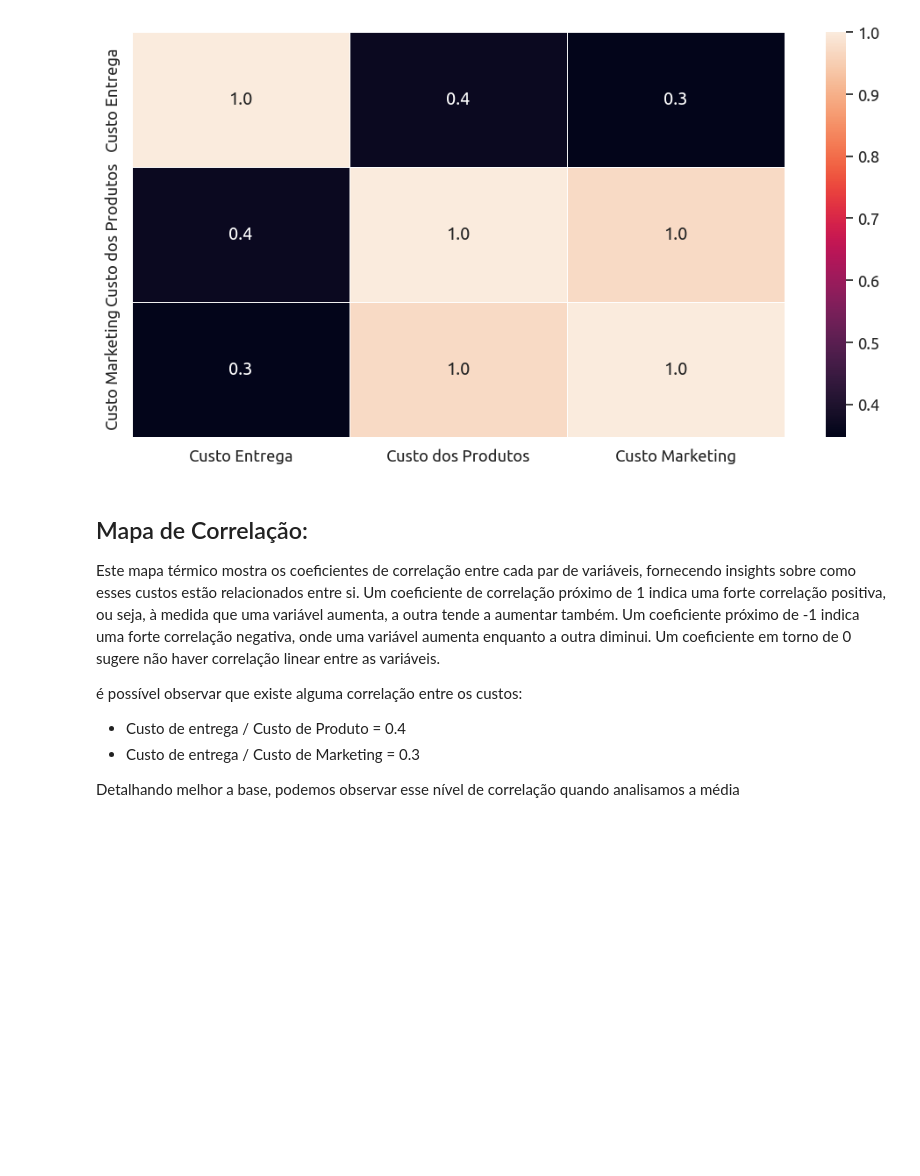
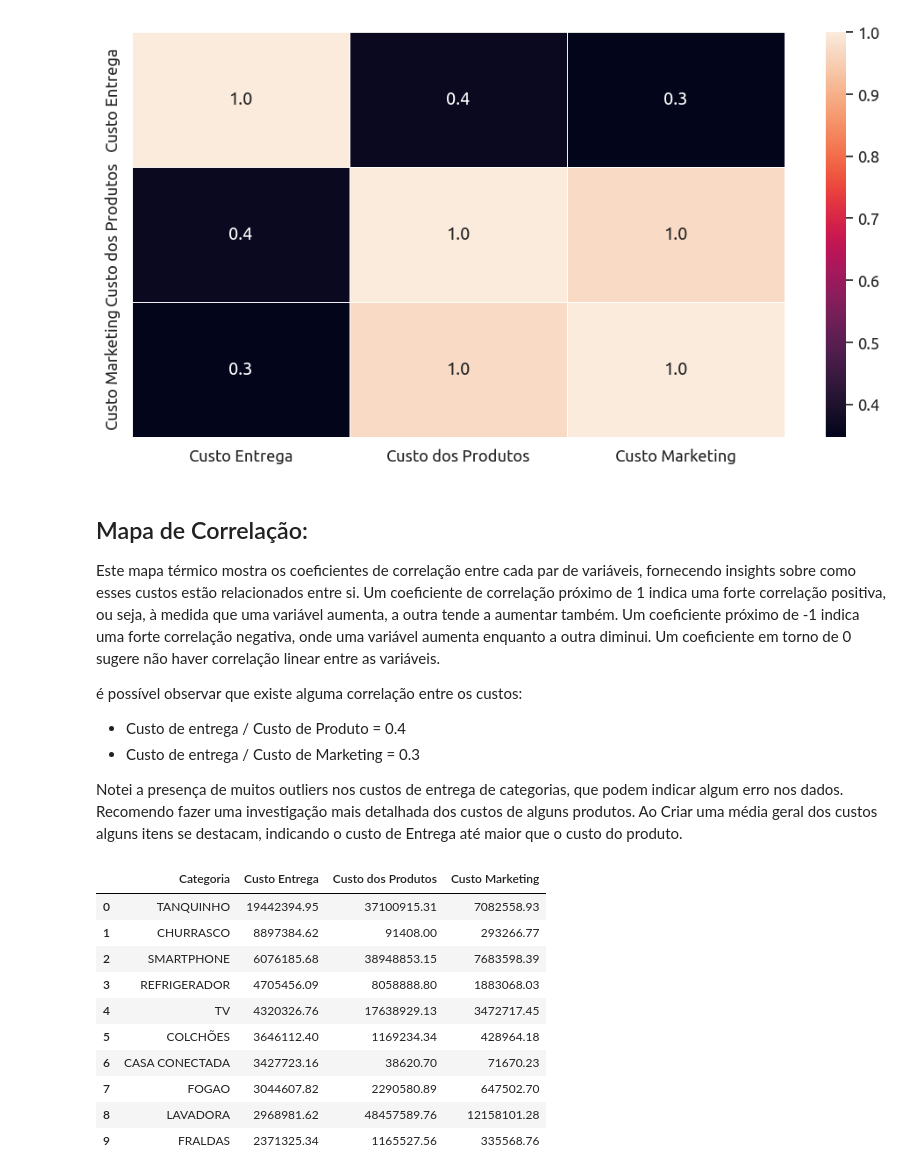
Before and after one commit to edusong79/case_XVendas, a Jupyter notebook: analise_exploratória.ipynb, the cells around one changed output. Drawn from its saved outputs; the diff is of its cells as text; code cells hidden in the pictures; blank space fills up the shorter version.

```diff
--- a/analise_exploratória.ipynb
+++ b/analise_exploratória.ipynb
@@ -163,4 +163,34 @@ Este mapa térmico mostra os coeficientes de correlação entre cada par de vari
 * Custo de entrega / Custo de Produto = 0.4
 * Custo de entrega / Custo de Marketing = 0.3
 
-Detalhando melhor a base, podemos observar esse nível de correlação quando analisamos a média
+Notei a presença de muitos outliers nos custos de entrega de categorias, que podem indicar algum erro nos dados. Recomendo fazer uma investigação mais detalhada dos custos de alguns produtos.
+Ao Criar uma média geral dos custos alguns itens se destacam, indicando o custo de Entrega até maior que o custo do produto.
+# %%
+# Calculando a média de cada custo por categoria
+df_media_custos = df_case.groupby('Categoria').mean()[['Custo Entrega', 'Custo dos Produtos','Custo Marketing']]
+
+# Ordenando a média do maior para o menor
+df_media_custos = df_media_custos.sort_values(by=['Custo Entrega', 'Custo dos Produtos','Custo Marketing'], ascending=False)
+
+#resetando index
+df_media_custos = df_media_custos.reset_index()
+
+#formatando os números
+df_media_custos['Custo Marketing'] = df_media_custos['Custo Marketing'].round(2)
+df_media_custos['Custo dos Produtos'] = df_media_custos['Custo dos Produtos'].round(2)
+df_media_custos['Custo Entrega'] = df_media_custos['Custo Entrega'].round(2)
+
+#plotando a tabela
+df_media_custos.head(10)
+# %% [output]
+|  | Categoria | Custo Entrega | Custo dos Produtos | Custo Marketing |
+| 0 | TANQUINHO | 19442394.95 | 37100915.31 | 7082558.93 |
+| 1 | CHURRASCO | 8897384.62 | 91408.00 | 293266.77 |
+| 2 | SMARTPHONE | 6076185.68 | 38948853.15 | 7683598.39 |
+| 3 | REFRIGERADOR | 4705456.09 | 8058888.80 | 1883068.03 |
+| 4 | TV | 4320326.76 | 17638929.13 | 3472717.45 |
+| 5 | COLCHÕES | 3646112.40 | 1169234.34 | 428964.18 |
+| 6 | CASA CONECTADA | 3427723.16 | 38620.70 | 71670.23 |
+| 7 | FOGAO | 3044607.82 | 2290580.89 | 647502.70 |
+| 8 | LAVADORA | 2968981.62 | 48457589.76 | 12158101.28 |
+| 9 | FRALDAS | 2371325.34 | 1165527.56 | 335568.76 |
```
Also changed, not shown: parts of 1 cell of this notebook.
